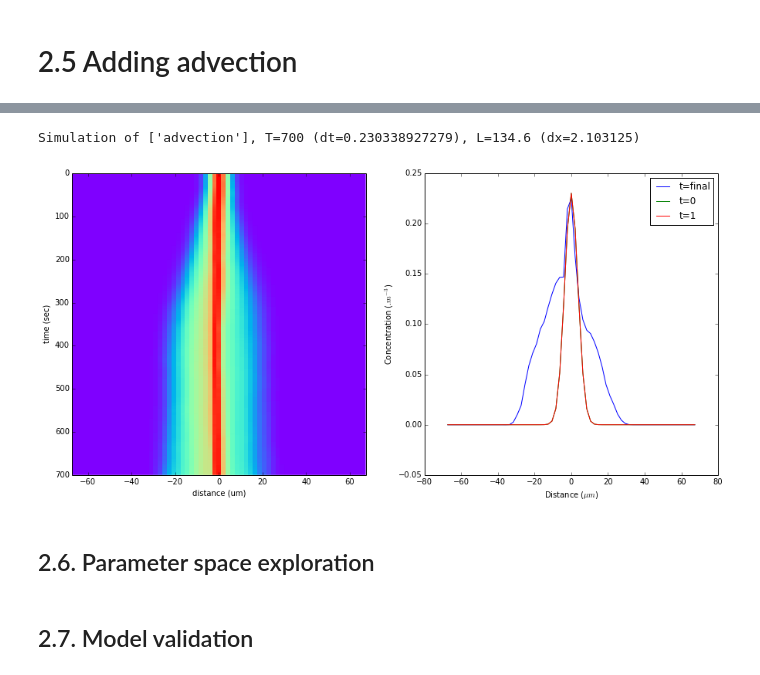
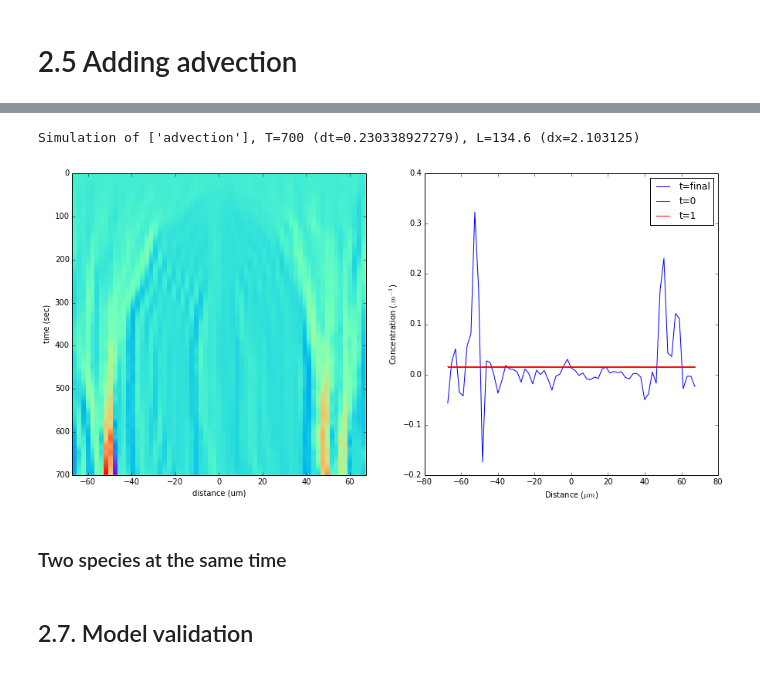
Before and after one commit to geeklhem/polarikss, a Jupyter notebook: model.ipynb, the cells around one changed output, grey strips where cells are left out. Saved outputs shown, nothing was run; the diff lists cells and outputs as text; code cells hidden in the pictures.

```diff
--- a/model.ipynb
+++ b/model.ipynb
@@ -30,8 +36,8 @@ def get_P_param(**kargs):
     param["T"] = 700 #s
 
     # Kinetics
-    param["kon"] = 4e-2 # μm s−1
-    param["koff"] = 7e-3 # s-1
+    param["kon"] = 4.74e-2 # μm s−1
+    param["koff"] = 7.3e-3 # s-1
     param["psi"] = 0.174 #µm-1
 
     # Concentration
@@ -40,7 +46,13 @@ def get_P_param(**kargs):
     # Diffusion
     param["D"] = 0.15 #µm^2.s-1
     # Advection parameter
-    param["xi"] = 20 #adimensional
+    param["xi"] = 1 #adimensional
+
+    #interaction
+    param["alpha"] = 1
+    param["beta"] = 2
+    param["kap"] = 0.19
+    param["kpa"] = 0.3
 
     for k,v in kargs.items():
         param[k] = v
@@ -48,12 +60,16 @@ def get_P_param(**kargs):
     return param
 
 def get_A_param(**kargs):
-    param = get_P_param(**kargs)
+    param = get_P_param()
+
     param["kon"] = 8.58e-3 # µm s-1
     param["koff"] = 5.4e-3 # s-1
-    param["xi"] = 0.01 # adimensional
+    param["xi"] = 1 # adimensional
     param["rho"] = 1.56 #µm--3
+    param["D"] = 0.28
 
+    for k,v in kargs.items():
+        param[k] = v
     return param
 
 # If you want to get a new set of parameters just call:
@@ -134,12 +150,13 @@ def display(p,param={},cyto=False):
     plt.plot([x*param["l"]-param["L"]/2 for x in range(p.shape[1])],p[1,:],label="t=1")
 
     plt.legend()
-    plt.show()
 
     if cyto:
-        plt.plot(param["cyto"],label="Cytosol")
-        plt.plot(p.sum(1),label="Membrane")
-        plt.plot(p.sum(1)+param["cyto"],label="Overall")
+        plt.show()
+        j=200
+        plt.plot(param["cyto"][:j],label="Cytosol")
+        plt.plot(p.sum(1)[:j],label="Membrane")
+        plt.plot((p.sum(1)+param["cyto"])[:j],label="Overall")
 
         plt.xlabel("time (sec)")
         plt.ylabel("$P$")
@@ -489,5 +500,5 @@ $$ P_i(t+dt) = P_i(t) + dt [] $$
 # %%
 def advection(p,param,dt,l,t):
-    return (  param["F"][t,:] * l**-1 * param["xi"] * np.concatenate(([p[-1]],p[:-1]))
-            - param["F"][t,:] * l**-1 * param["xi"] * np.concatenate((p[1:],[p[0]]))
+    return (  np.concatenate(([param["F"][t,-1]],param["F"][t,:-1])) * l**-1 * param["xi"] * np.concatenate(([p[-1]],p[:-1]))
+            - np.concatenate((param["F"][t,1:],[param["F"][t,0]])) * l**-1 * param["xi"] * np.concatenate((p[1:],[p[0]]))
     )
@@ -505,7 +530,6 @@ plt.subplot(1,2,2)
 plt.imshow(flow,interpolation="none",
                aspect="auto",cmap="rainbow",
                extent=(-0.5*param["L"],0.5*param["L"],param["T"],0))
-flow = pandas.read_csv("flow-myosin-um-per-min_interpolated_40.txt").values / 60 *1e-1
 plt.plot()
 # %% [output]
 []
@@ -521,11 +544,12 @@ Simulation of ['advection'], T=700 (dt=0.0777864207134), L=134.6 (dx=0.903355704
 # %%
 # Get the experimental values (these are in µm.s-1 so we multiply by 60 to have seconds)
-p = np.zeros((flow.shape[0], 65))
-p[0,:] = analytical_vector(65,get_P_param(T=10),False)
+p = np.zeros((flow.shape[0], 65)) + 1/65
+#p[0,:] = analytical_vector(65,get_P_param(T=10),False)
 p,param = play(p,get_P_param(F=flow,rho=0),[advection])
 display(p,param)
+plt.savefig("03_advection.svg")
 # %% [output]
 Simulation of ['advection'], T=700 (dt=0.230338927279), L=134.6 (dx=2.103125)
-[figure, old version]
+[figure, new version]
-# %% [markdown]
-## 2.6. Parameter space exploration
+# %% [markdown]
+### Two species at the same time
```
Also changed, not shown: parts of 26 cells of this notebook, 13 other files.
